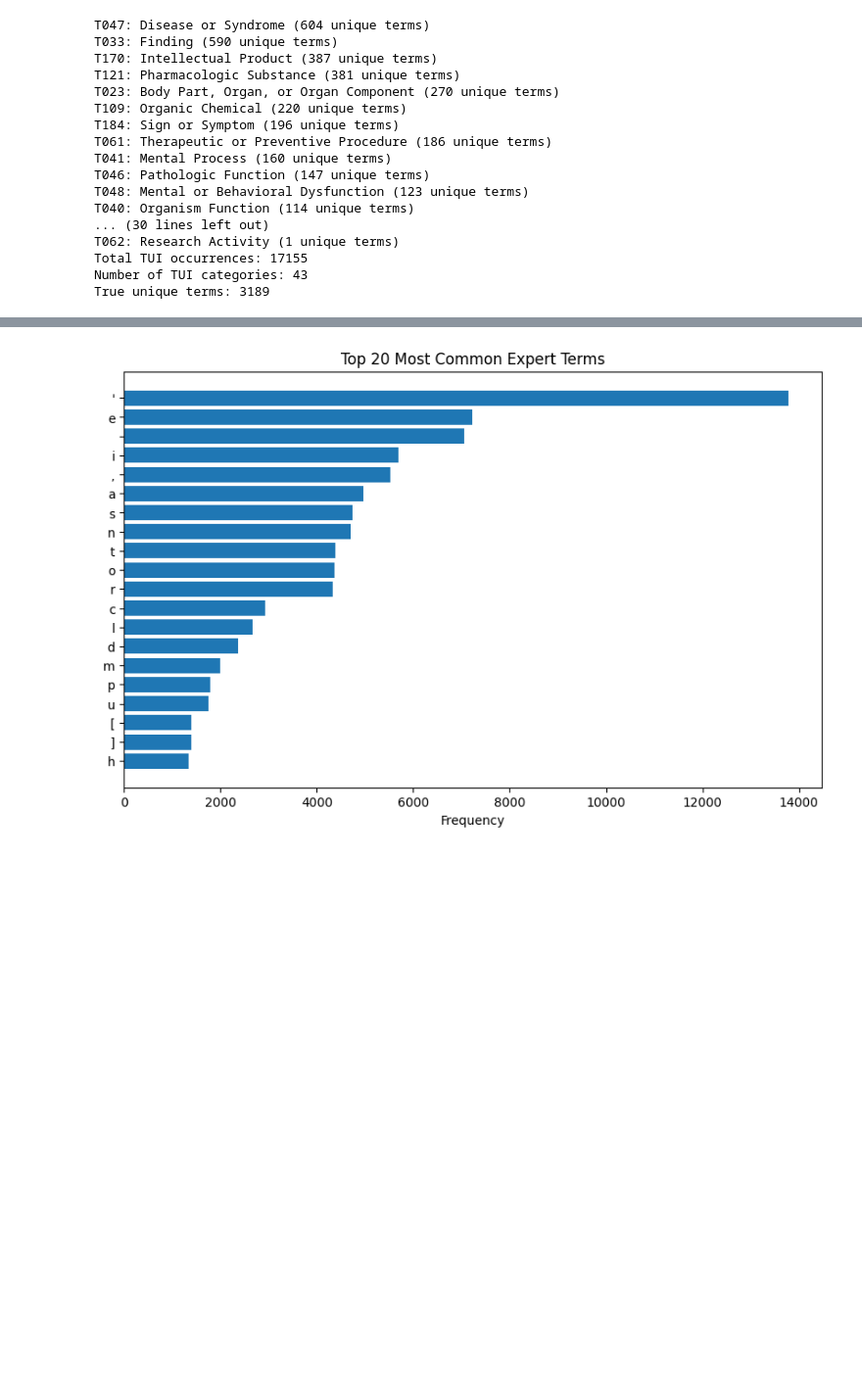
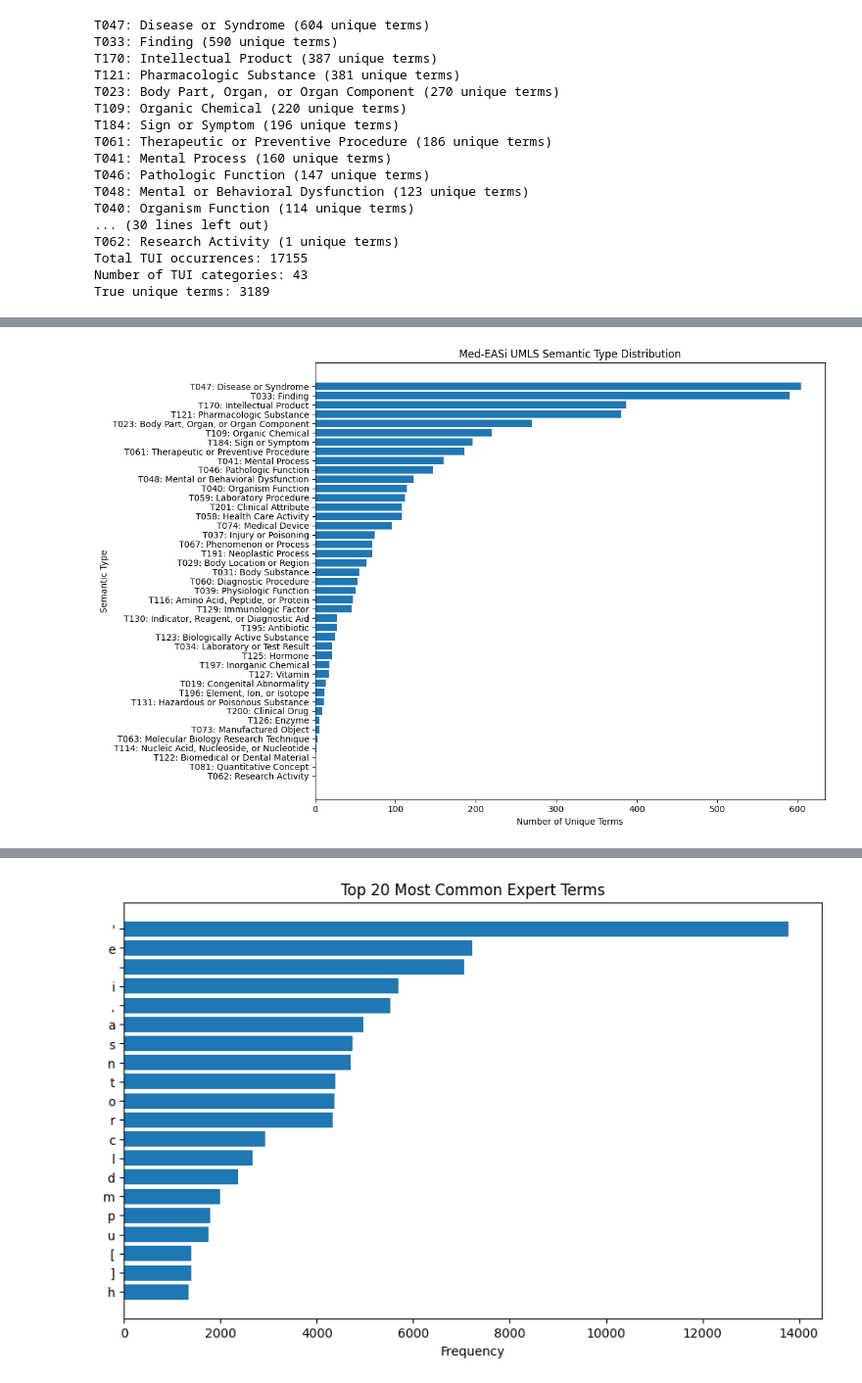
Before and after one commit to manha-star/Computer-Vision-Project, a Jupyter notebook: retrieval_augmented_generation__rag.ipynb, the cells around one changed output, grey strips where cells are left out. Shown at 98% size. Cells and saved outputs as stored; diff of their text form; code cells hidden in the pictures; blank space fills up the shorter version.

```diff
--- a/retrieval_augmented_generation__rag.ipynb
+++ b/retrieval_augmented_generation__rag.ipynb
@@ -420,0 +373,90 @@ plt.show()
+# %%
+import pandas as pd
+import matplotlib.pyplot as plt
+
+data = {
+    "T047: Disease or Syndrome": 604,
+    "T033: Finding": 590,
+    "T170: Intellectual Product": 387,
+    "T121: Pharmacologic Substance": 381,
+    "T023: Body Part, Organ, or Organ Component": 270,
+    "T109: Organic Chemical": 220,
+    "T184: Sign or Symptom": 196,
+    "T061: Therapeutic or Preventive Procedure": 186,
+    "T041: Mental Process": 160,
+    "T046: Pathologic Function": 147,
+    "T048: Mental or Behavioral Dysfunction": 123,
+    "T040: Organism Function": 114,
+    "T059: Laboratory Procedure": 112,
+    "T201: Clinical Attribute": 108,
+    "T058: Health Care Activity": 108,
+
+    "T047: Disease or Syndrome": 604,
+    "T033: Finding": 590,
+    "T170: Intellectual Product": 387,
+    "T121: Pharmacologic Substance": 381,
+    "T023: Body Part, Organ, or Organ Component": 270,
+    "T109: Organic Chemical": 220,
+"T184: Sign or Symptom": 196,
+"T061: Therapeutic or Preventive Procedure": 186,
+"T041: Mental Process": 160,
+"T046: Pathologic Function": 147,
+"T048: Mental or Behavioral Dysfunction": 123,
+"T040: Organism Function": 114,
+"T059: Laboratory Procedure": 112,
+"T201: Clinical Attribute": 108,
+"T058: Health Care Activity": 108,
+"T074: Medical Device": 96,
+"T037: Injury or Poisoning": 74,
+"T067: Phenomenon or Process": 71,
+"T191: Neoplastic Process": 71,
+"T029: Body Location or Region": 64,
+"T031: Body Substance": 55,
+"T060: Diagnostic Procedure": 53,
+"T039: Physiologic Function": 50,
+"T116: Amino Acid, Peptide, or Protein": 47,
+"T129: Immunologic Factor": 46,
+"T130: Indicator, Reagent, or Diagnostic Aid": 27,
+"T195: Antibiotic": 27,
+"T123: Biologically Active Substance": 25,
+"T125: Hormone": 21,
+"T034: Laboratory or Test Result": 21,
+"T197: Inorganic Chemical": 18,
+"T127: Vitamin": 17,
+"T019: Congenital Abnormality": 13,
+"T196: Element, Ion, or Isotope": 12,
+"T131: Hazardous or Poisonous Substance": 11,
+"T200: Clinical Drug": 9,
+"T073: Manufactured Object": 6,
+"T126: Enzyme": 6,
+"T063: Molecular Biology Research Technique": 3,
+"T114: Nucleic Acid, Nucleoside, or Nucleotide": 2,
+"T081: Quantitative Concept": 1,
+"T122: Biomedical or Dental Material": 1,
+"T062: Research Activity": 1,
+
+}
+
+df = pd.DataFrame(
+    list(data.items()),
+    columns=["Semantic Type", "Unique Terms"]
+)
+
+df = df.sort_values(
+    "Unique Terms",
+    ascending=True
+)
+
+plt.figure(figsize=(12,8))
+plt.barh(
+    df["Semantic Type"],
+    df["Unique Terms"]
+)
+
+plt.xlabel("Number of Unique Terms")
+plt.ylabel("Semantic Type")
+plt.title("Med-EASi UMLS Semantic Type Distribution")
+plt.tight_layout()
+plt.show()
+# %% [output]
+[figure, added]
```
Also changed, not shown: parts of 4 cells of this notebook.
